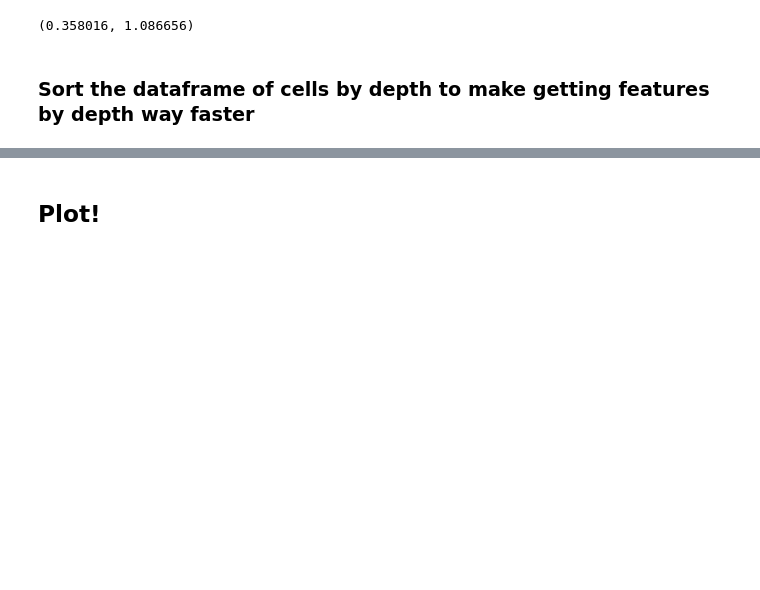
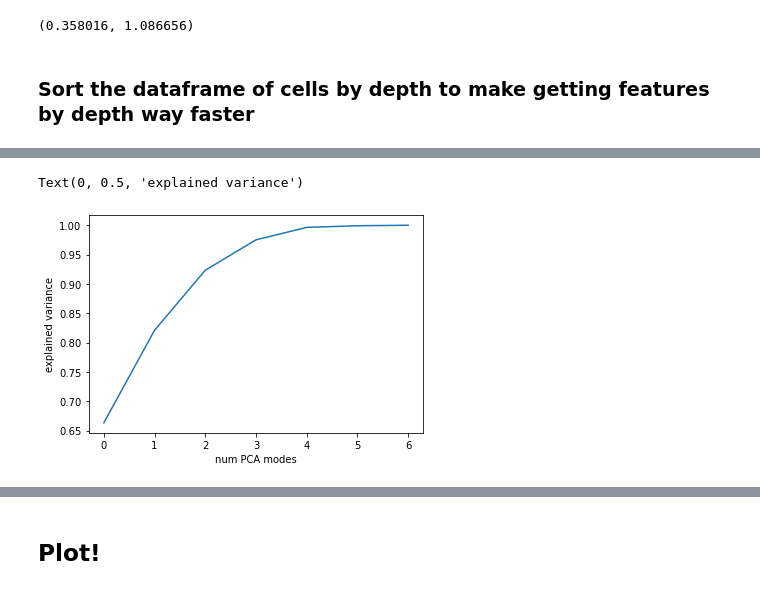
Before and after one commit to AllenInstitute/cortical-layers, a Jupyter notebook: layer-analysis.ipynb, the cells around one changed output, grey strips where cells are left out. Drawn from its saved outputs; the diff is of its cells as text; code cells hidden in the pictures; blank space fills up the shorter version.

```diff
--- a/layer-analysis.ipynb
+++ b/layer-analysis.ipynb
@@ -272,0 +301,13 @@ L6-WM	265000
+# %%
+variance, V = np.linalg.eig(cov)
+idxs = np.argsort(-variance)
+V = V[:, idxs]
+variance = variance[idxs]
+explained_variance = [sum(variance[:i+1]) / sum(variance) for i in range(len(variance))]
+# %%
+plt.plot(explained_variance)
+plt.xlabel("num PCA modes")
+plt.ylabel("explained variance")
+# %% [output]
+Text(0, 0.5, 'explained variance')
+[figure, added]
```
Also changed, not shown: parts of 33 cells of this notebook, 1 other file.
